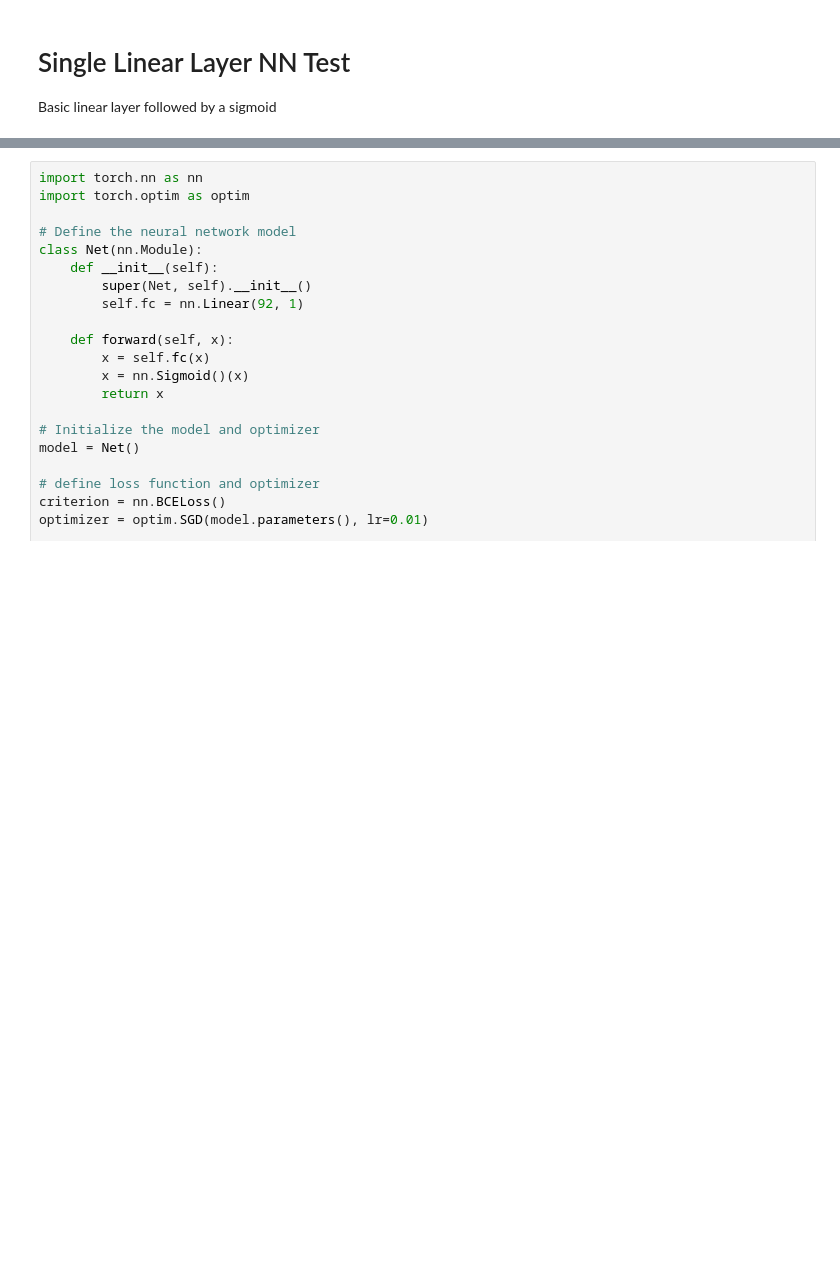
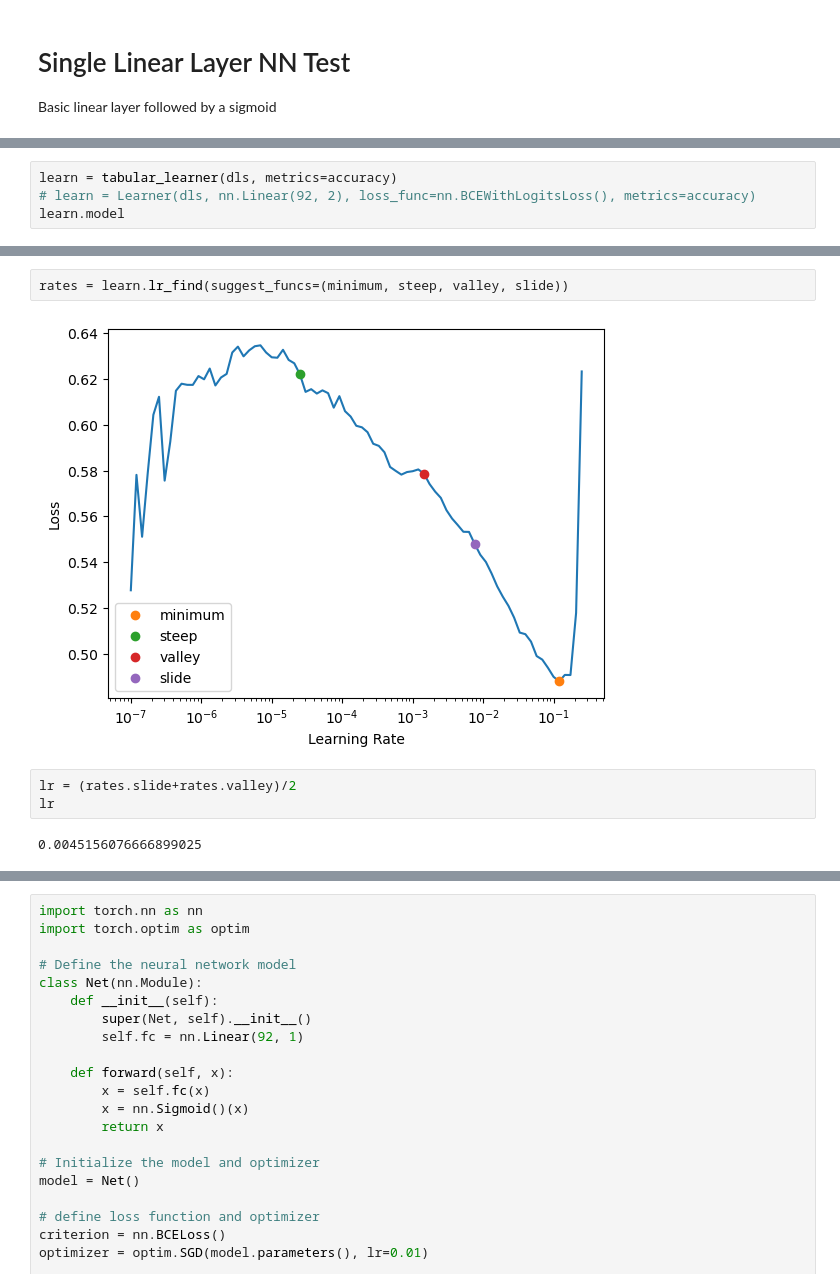
Before and after one commit to anmutechsupport/Energy-Efficient-Decoding-of-EEG-Motor-Imagery-using-Spiking-Legendre-Memory-Units, a Jupyter notebook: ml/training-bci2000.ipynb, the cells around one changed output, grey strips where cells are left out. Cells and saved outputs as stored; diff of their text form; blank space fills up the shorter version.

```diff
--- a/ml/training-bci2000.ipynb
+++ b/ml/training-bci2000.ipynb
@@ -406,0 +384,4 @@ TypeError: forward() takes 2 positional arguments but 3 were given
+# %%
+learn = tabular_learner(dls, metrics=accuracy)
+# learn = Learner(dls, nn.Linear(92, 2), loss_func=nn.BCEWithLogitsLoss(), metrics=accuracy)
+learn.model
@@ -406,0 +409,9 @@ TypeError: forward() takes 2 positional arguments but 3 were given
+# %%
+rates = learn.lr_find(suggest_funcs=(minimum, steep, valley, slide))
+# %% [output]
+[figure, added]
+# %%
+lr = (rates.slide+rates.valley)/2
+lr
+# %% [output]
+0.0045156076666899025
```
Also changed, not shown: parts of 8 cells of this notebook.
